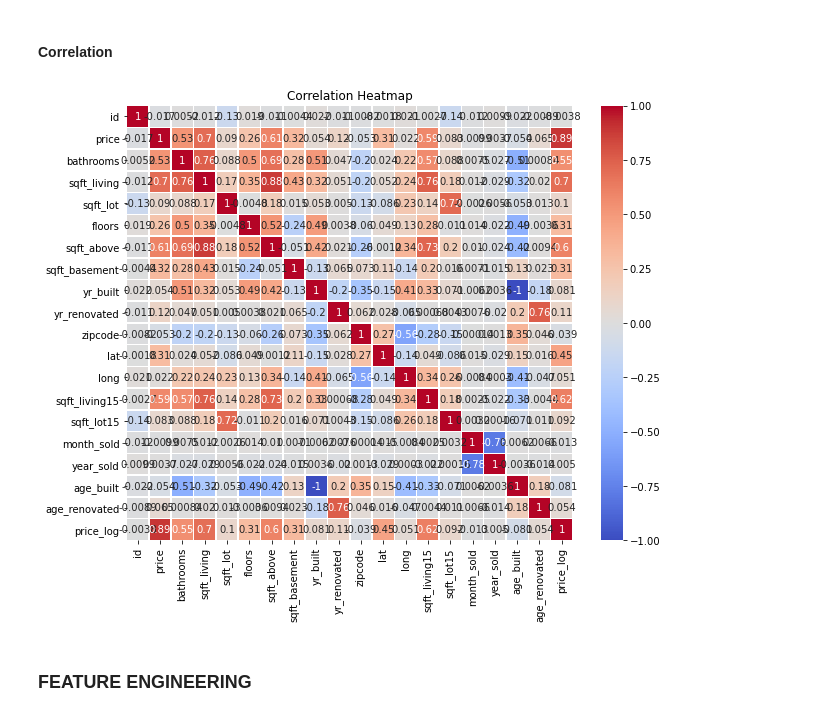
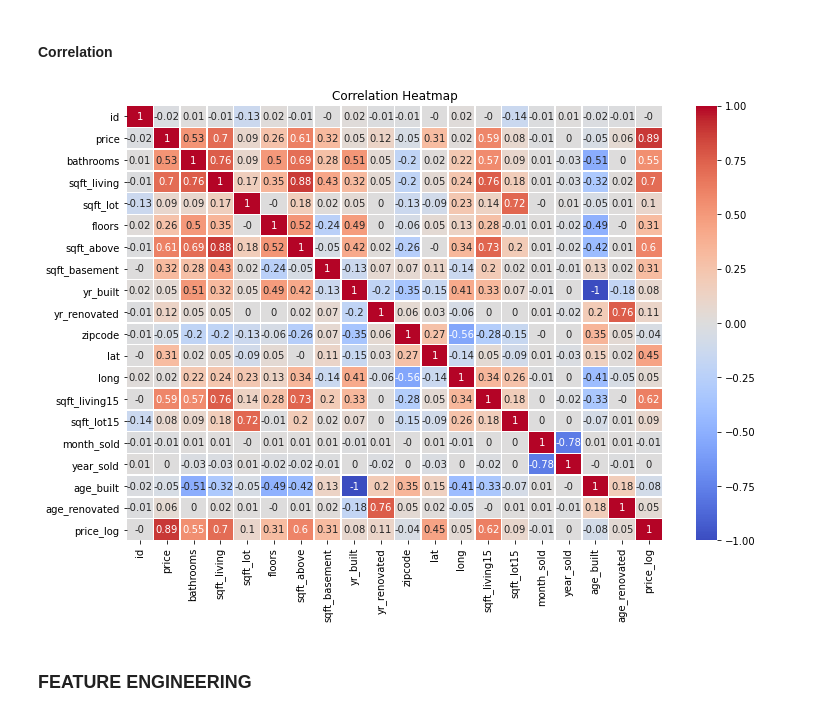
Before and after one commit to ggeorgekkariuki/Kings-Country-Housing-Project, a Jupyter notebook: student.ipynb, the cells around one changed output. Cells and saved outputs as stored; diff of their text form; code cells hidden in the pictures.

```diff
--- a/student.ipynb
+++ b/student.ipynb
@@ -543,14 +544,14 @@ plt.show()
 # %%
 # Compute correlation matrix
 corr_matrix = kc_data_df.corr()
 rounded_corr_matrix = np.round(corr_matrix, 2)
 # Plot correlation heatmap
-plt.figure(figsize=(10, 8))
+plt.figure(figsize=(12, 8))
 sns.heatmap(rounded_corr_matrix, annot=True, cmap='coolwarm', linewidths=.5)
 plt.title('Correlation Heatmap')
 plt.show()
 # %% [output]
-[figure, old version]
+[figure, new version]
 # %% [markdown]
 ### FEATURE ENGINEERING
 # %% [markdown]
```
Also changed, not shown: parts of 1 cell of this notebook.
